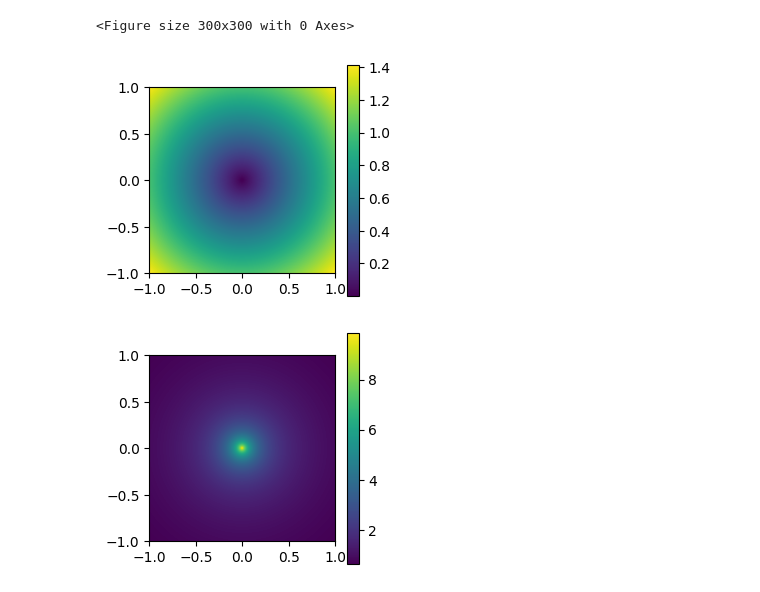
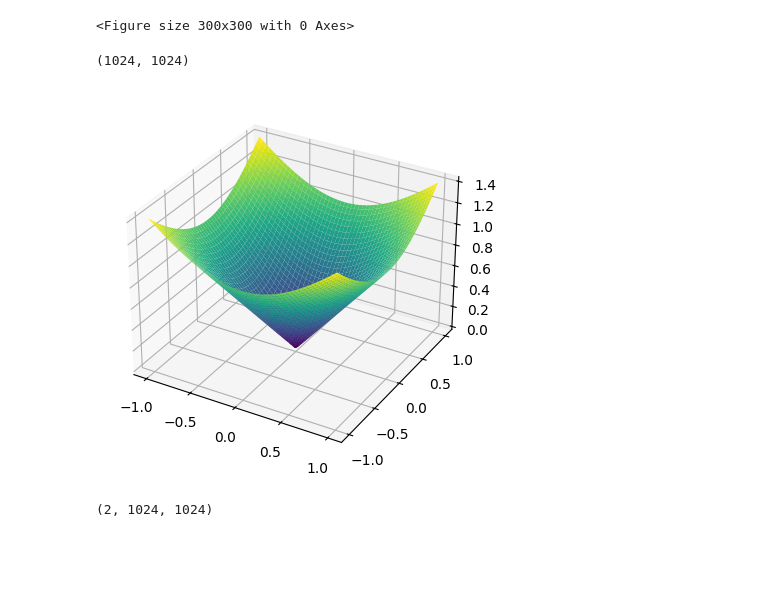
Before and after one commit to Raphael2b3/Uni, a Jupyter notebook: feldtheorie/main.ipynb, the cells around one changed output. Drawn from its saved outputs; the diff is of its cells as text; code cells hidden in the pictures; blank space fills up the shorter version.

```diff
--- a/feldtheorie/main.ipynb
+++ b/feldtheorie/main.ipynb
@@ -6,12 +5,13 @@ from matplotlib import colormaps
 
 #print(colormaps)
 plt.figure(figsize=(3, 3))
-xmin, xmax = -1, 1
-ymin, ymax = -1, 1
-
-
-xrange = np.linspace(xmin, xmax, num=2 ** 10)
-yrange = np.linspace(ymin, ymax, num=2 ** 10)
+drift = 0.001
+xmin, xmax = -1.00001, 1.00001
+ymin, ymax = -1.00001, 1.00001
+xsamples = 2 ** 10
+ysamples = 2 ** 10
+xrange = np.linspace(xmin, xmax, num=xsamples)
+yrange = np.linspace(ymin, ymax, num=ysamples)
 
 x, y = np.meshgrid(xrange, yrange)
 # %% [output]
@@ -33,0 +40,4 @@ f = lambda x: x ** 2
+# %%
+def plot_3d(data):
+    fig, ax = plt.subplots(subplot_kw={"projection": "3d"})
+    ax.plot_surface(x,y,data,cmap='viridis')
@@ -34,2 +48,6 @@ f = lambda x: x ** 2
 # %%
-r = np.linalg.norm([x, y], axis=0)
+vec_r = np.array([x, y])
+r = np.linalg.norm(vec_r,axis=0)
+r.shape
+# %% [output]
+(1024, 1024)
@@ -38,8 +54,10 @@ U = 1 / (r + 0.1)
-# %%
-imshow(r)
-# %% [output]
-[figure, removed]
-# %%
-imshow(U)
-# %% [output]
-[figure, removed]
+# %%
+#imshow(r)
+plot_3d(r)
+# %% [output]
+[figure, added]
+# %%
+columb = -vec_r/(np.pow(r,3)+0.001)
+columb.shape
+# %% [output]
+(2, 1024, 1024)
```
Also changed, not shown: parts of 8 cells of this notebook, 3 other files.
